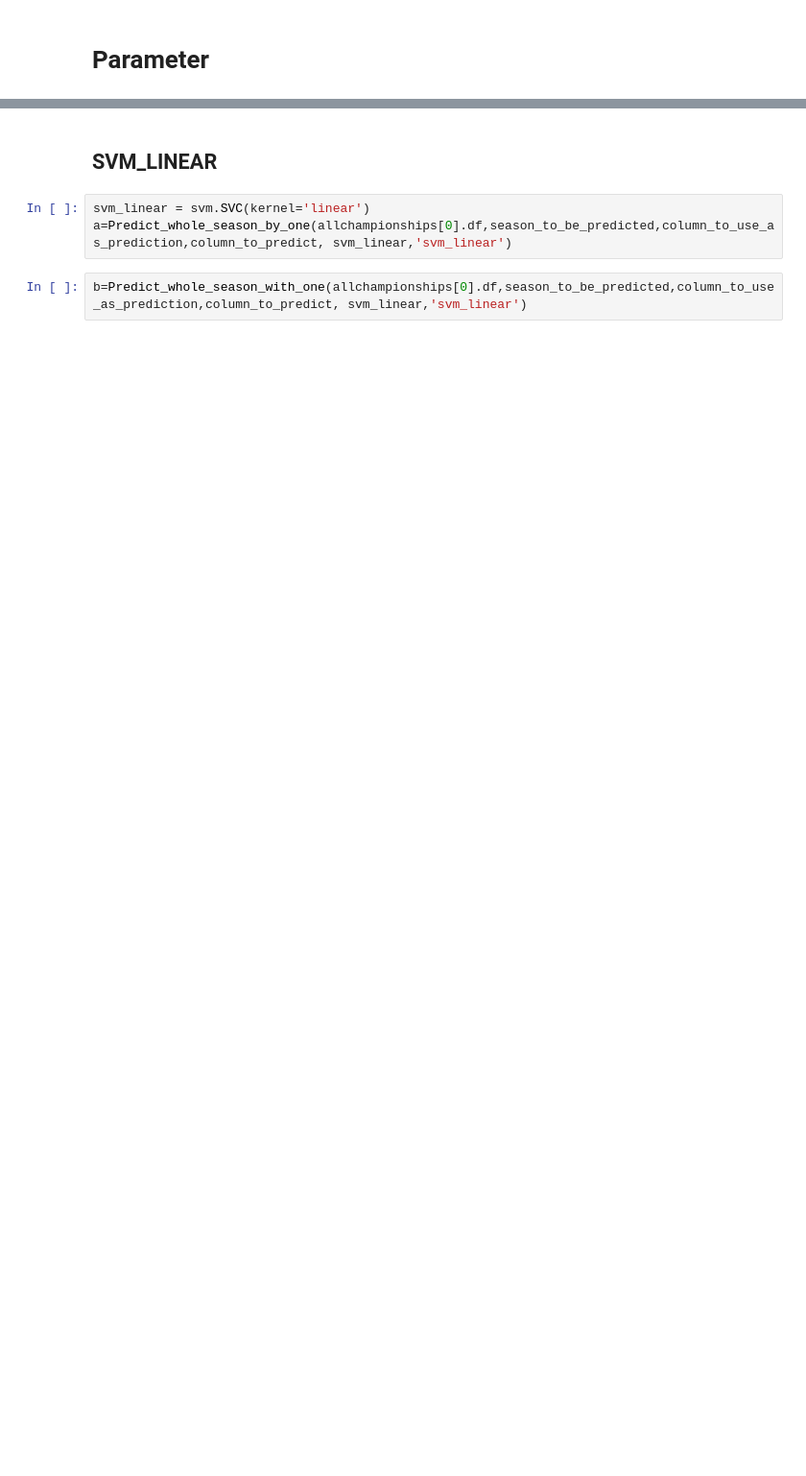
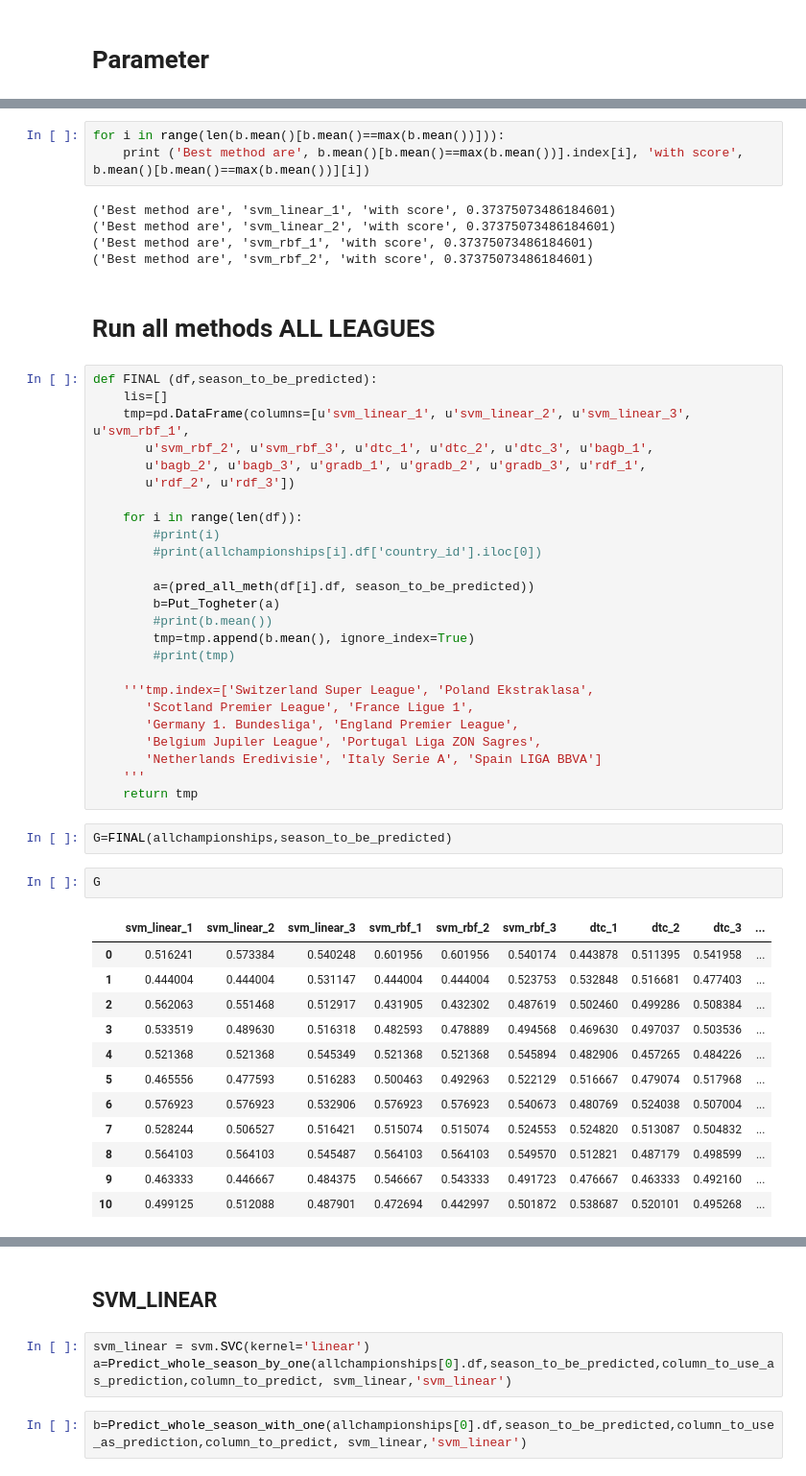
Before and after one commit to hh1713/football_machine, a Jupyter notebook: notebooks/final_project.ipynb, the cells around one changed output, grey strips where cells are left out. Shown at 96% size. Saved outputs shown, nothing was run; the diff lists cells and outputs as text; blank space fills up the shorter version.

```diff
--- a/notebooks/final_project.ipynb
+++ b/notebooks/final_project.ipynb
@@ -185,0 +323,52 @@ column_to_predict='Goal/No_Goal'
+# %%
+for i in range(len(b.mean()[b.mean()==max(b.mean())])):
+    print ('Best method are', b.mean()[b.mean()==max(b.mean())].index[i], 'with score', b.mean()[b.mean()==max(b.mean())][i])
+# %% [output]
+('Best method are', 'svm_linear_1', 'with score', 0.37375073486184601)
+('Best method are', 'svm_linear_2', 'with score', 0.37375073486184601)
+('Best method are', 'svm_rbf_1', 'with score', 0.37375073486184601)
+('Best method are', 'svm_rbf_2', 'with score', 0.37375073486184601)
+# %% [markdown]
+# Run all methods ALL LEAGUES
+# %%
+def FINAL (df,season_to_be_predicted):
+    lis=[]
+    tmp=pd.DataFrame(columns=[u'svm_linear_1', u'svm_linear_2', u'svm_linear_3', u'svm_rbf_1',
+       u'svm_rbf_2', u'svm_rbf_3', u'dtc_1', u'dtc_2', u'dtc_3', u'bagb_1',
+       u'bagb_2', u'bagb_3', u'gradb_1', u'gradb_2', u'gradb_3', u'rdf_1',
+       u'rdf_2', u'rdf_3'])
+
+    for i in range(len(df)):
+        #print(i)
+        #print(allchampionships[i].df['country_id'].iloc[0])
+
+        a=(pred_all_meth(df[i].df, season_to_be_predicted))
+        b=Put_Togheter(a)
+        #print(b.mean())
+        tmp=tmp.append(b.mean(), ignore_index=True)
+        #print(tmp)
+
+    '''tmp.index=['Switzerland Super League', 'Poland Ekstraklasa',
+       'Scotland Premier League', 'France Ligue 1',
+       'Germany 1. Bundesliga', 'England Premier League',
+       'Belgium Jupiler League', 'Portugal Liga ZON Sagres',
+       'Netherlands Eredivisie', 'Italy Serie A', 'Spain LIGA BBVA']
+    '''
+    return tmp
+# %%
+G=FINAL(allchampionships,season_to_be_predicted)
+# %%
+G
+# %% [output]
+|  | svm_linear_1 | svm_linear_2 | svm_linear_3 | svm_rbf_1 | svm_rbf_2 | svm_rbf_3 | dtc_1 | dtc_2 | dtc_3 | ... |
+| 0 | 0.516241 | 0.573384 | 0.540248 | 0.601956 | 0.601956 | 0.540174 | 0.443878 | 0.511395 | 0.541958 | ... |
+| 1 | 0.444004 | 0.444004 | 0.531147 | 0.444004 | 0.444004 | 0.523753 | 0.532848 | 0.516681 | 0.477403 | ... |
+| 2 | 0.562063 | 0.551468 | 0.512917 | 0.431905 | 0.432302 | 0.487619 | 0.502460 | 0.499286 | 0.508384 | ... |
+| 3 | 0.533519 | 0.489630 | 0.516318 | 0.482593 | 0.478889 | 0.494568 | 0.469630 | 0.497037 | 0.503536 | ... |
+| 4 | 0.521368 | 0.521368 | 0.545349 | 0.521368 | 0.521368 | 0.545894 | 0.482906 | 0.457265 | 0.484226 | ... |
+| 5 | 0.465556 | 0.477593 | 0.516283 | 0.500463 | 0.492963 | 0.522129 | 0.516667 | 0.479074 | 0.517968 | ... |
+| 6 | 0.576923 | 0.576923 | 0.532906 | 0.576923 | 0.576923 | 0.540673 | 0.480769 | 0.524038 | 0.507004 | ... |
+| 7 | 0.528244 | 0.506527 | 0.516421 | 0.515074 | 0.515074 | 0.524553 | 0.524820 | 0.513087 | 0.504832 | ... |
+| 8 | 0.564103 | 0.564103 | 0.545487 | 0.564103 | 0.564103 | 0.549570 | 0.512821 | 0.487179 | 0.498599 | ... |
+| 9 | 0.463333 | 0.446667 | 0.484375 | 0.546667 | 0.543333 | 0.491723 | 0.476667 | 0.463333 | 0.492160 | ... |
+| 10 | 0.499125 | 0.512088 | 0.487901 | 0.472694 | 0.442997 | 0.501872 | 0.538687 | 0.520101 | 0.495268 | ... |
```
Also changed, not shown: parts of 42 cells of this notebook, 2 other files.
